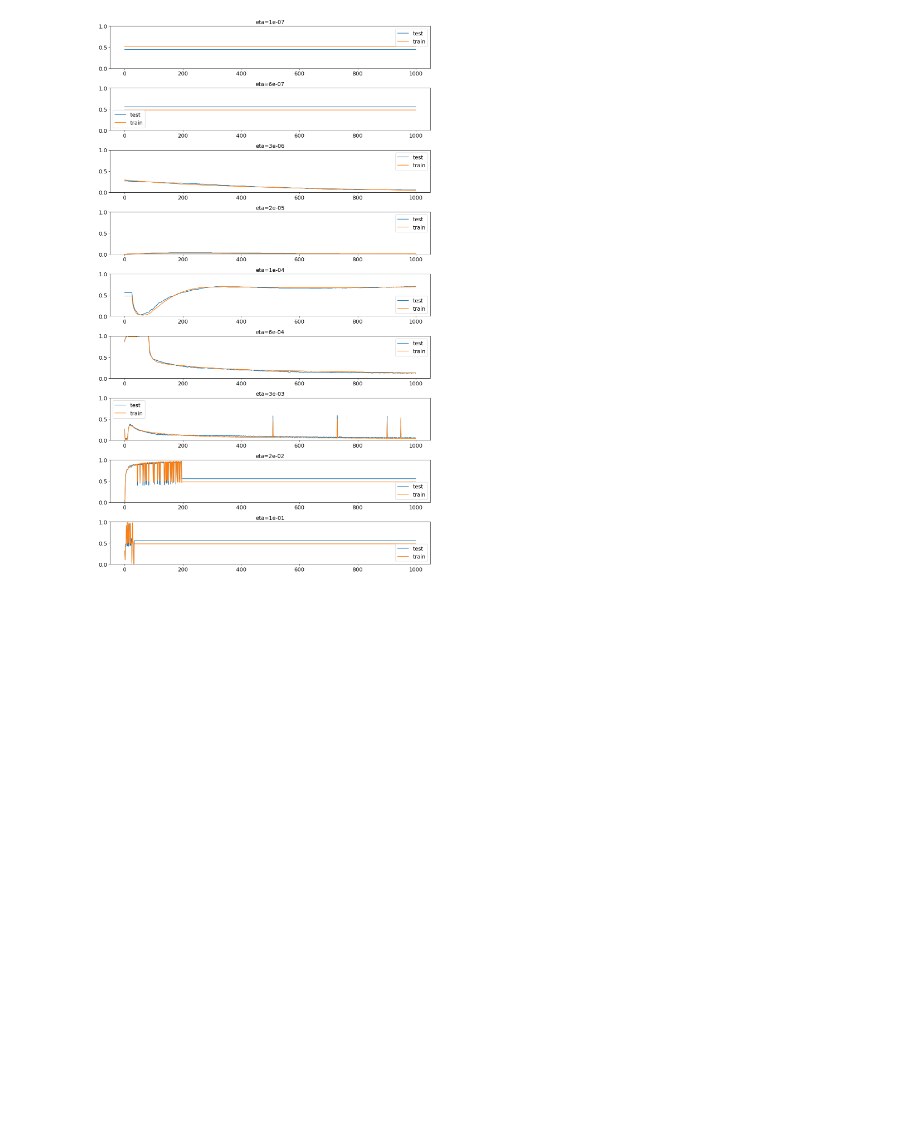
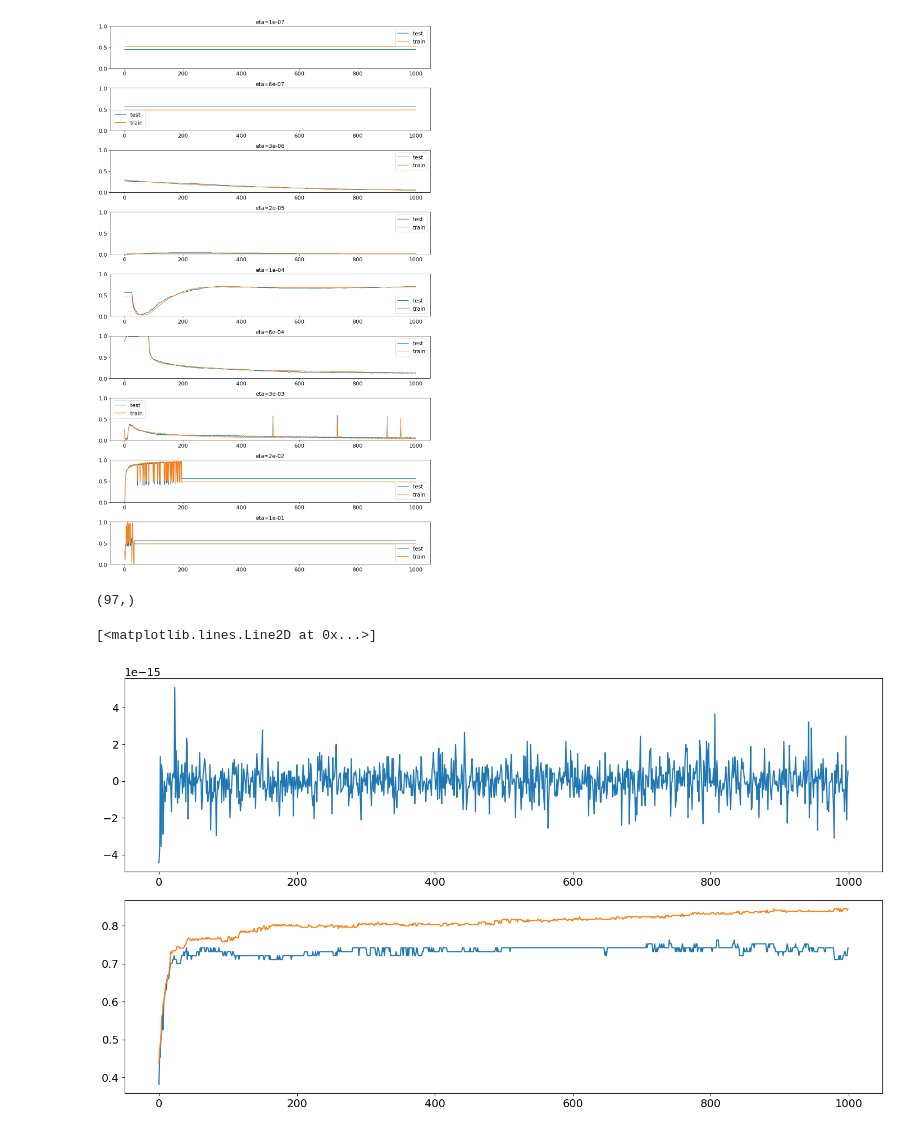
Before and after one commit to asdfbat/FYS-STK4155, a Jupyter notebook: Project2/src/NN_self.ipynb, the cells around one changed output. Saved outputs shown, nothing was run; the diff lists cells and outputs as text; code cells hidden in the pictures; blank space fills up the shorter version.

```diff
--- a/Project2/src/NN_self.ipynb
+++ b/Project2/src/NN_self.ipynb
@@ -371,0 +490,23 @@ for i,eta in enumerate(etas):
+# %%
+nn = NeuralNetwork_morten( X_train_scaled,
+                    Y_train,
+                    n_hidden_neurons=4,
+                    n_categories=2,
+                    epochs=1000,
+                    batch_size=20,
+                    eta=1e-3,
+                    lmbd=0)
+nn.train()
+# %%
+Y_pred = nn.predict(X_test_scaled)
+print(Y_pred.shape)
+#print(Y_pred)
+#print(accuracy_score(from_one_hot(Y_test),Y_pred))
+fig,ax = plt.subplots(2)
+ax[0].plot(nn.cost_func)
+ax[1].plot(nn.accuracy_each_epoch_test,label='test')
+ax[1].plot(nn.accuracy_each_epoch_train,label='train')
+# %% [output]
+(97,)
+[<matplotlib.lines.Line2D at 0x...>]
+[figure, added]
```
Also changed, not shown: parts of 10 cells of this notebook, 15 other files.
